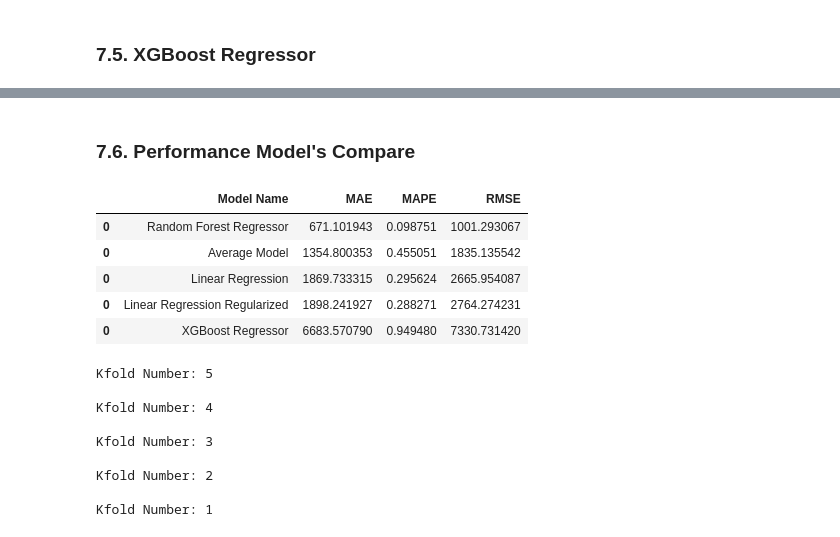
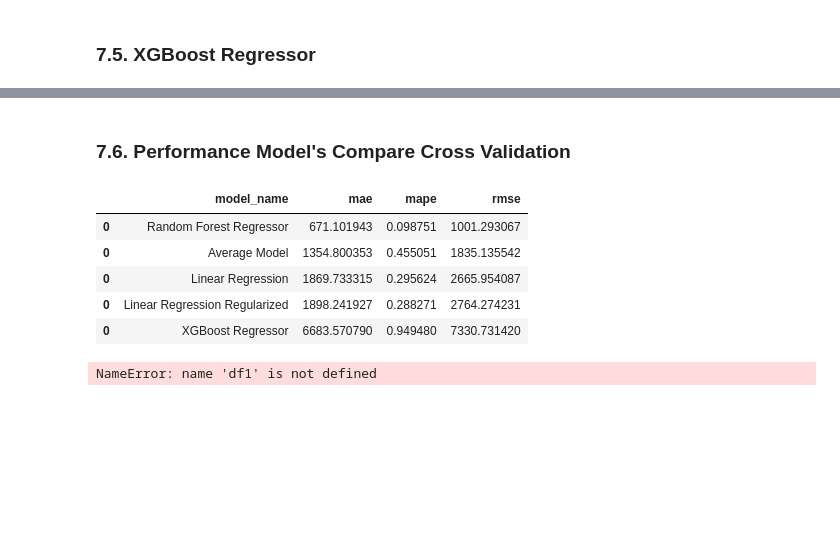
Before and after one commit to diegopmayer/rossman_sales_forecast, a Jupyter notebook: exploratory_data_analysis.ipynb, the cells around one changed output, grey strips where cells are left out. Saved outputs shown, nothing was run; the diff lists cells and outputs as text; code cells hidden in the pictures; blank space fills up the shorter version.

Commit message:
Finished ML models with cross validation

```diff
--- a/exploratory_data_analysis.ipynb
+++ b/exploratory_data_analysis.ipynb
@@ -1664,11 +1666,11 @@ mdl_result
 | 0 | Random Forest Regressor | 671.101943 | 0.098751 | 1001.293067 |
 | 0 | XGBoost Regressor | 6683.570790 | 0.949480 | 7330.731420 |
 # %% [markdown]
-### 7.6. Performance Model's Compare
+### 7.6. Performance Model's Compare Cross Validation
 # %%
-mdl_result.sort_values('RMSE')
+mdl_result.sort_values('rmse')
 # %% [output]
-|  | Model Name | MAE | MAPE | RMSE |
+|  | model_name | mae | mape | rmse |
 | 0 | Random Forest Regressor | 671.101943 | 0.098751 | 1001.293067 |
 | 0 | Average Model | 1354.800353 | 0.455051 | 1835.135542 |
 | 0 | Linear Regression | 1869.733315 | 0.295624 | 2665.954087 |
@@ -1683,33 +1685,17 @@ cols_selected_boruta.extend(feat_to_add)
 
 x_train = X_train[cols_selected_boruta].copy()
 models_performing = mdl_result.copy()
+# %%
+# delete variable because it's lazy memory
+del df1, df2, df3, df4, df5, mdl_rf, mdl_lr, yhat_lr, aux1, aux2, yhat_baseline, mdl_lrr, yhat_lrr, X_train, mdl_result
+# %% [output]
+NameError: name 'df1' is not defined
 # %%
-# model = LinearRegression()
-# model_name = 'LinearRegression_cv'
-
-# model = Lasso(alpha=0.01)
-# model_name = 'LinearRegressionRegularized_cv'
-
-
-model = RandomForestRegressor(n_estimators=100, n_jobs=-1,
-                               random_state=42)
-model_name = 'RandomForestRegressor_cv'
-
-
-# model = xgb.XGBRegressor(objective='reg:squarederror', n_estimators=100,
-#                          eta=0.01, max_depth=10, subsample=0.7,
-#                          colsample_bytree=0.9, n_jobs=-1,
-#                          random_state=42)
-# model_name = 'XGBoost Regressor_cv'
-
-mdl_cv_result = cross_validation(x_train, 5, model_name , model, verbose=True)
+models_list = [[LinearRegression(), 'LinearRegression_cv'],
+              [Lasso(alpha=0.01), 'LinearRegressionRegularized_cv'],
+              [RandomForestRegressor(n_estimators=100, n_jobs=-1,random_state=42),
+              'RandomForestRegressor_cv'],
+              [xgb.XGBRegressor(objective='reg:squarederror', n_estimators=100,
+                          eta=0.01, max_depth=10, subsample=0.7,
+                          colsample_bytree=0.9, n_jobs=-1,
+                          random_state=42), 'XGBoost Regressor_cv']]
-# %% [output]
-Kfold Number: 5
-
-Kfold Number: 4
-
-Kfold Number: 3
-
-Kfold Number: 2
-
-Kfold Number: 1
```
Also changed, not shown: parts of 16 cells of this notebook.
